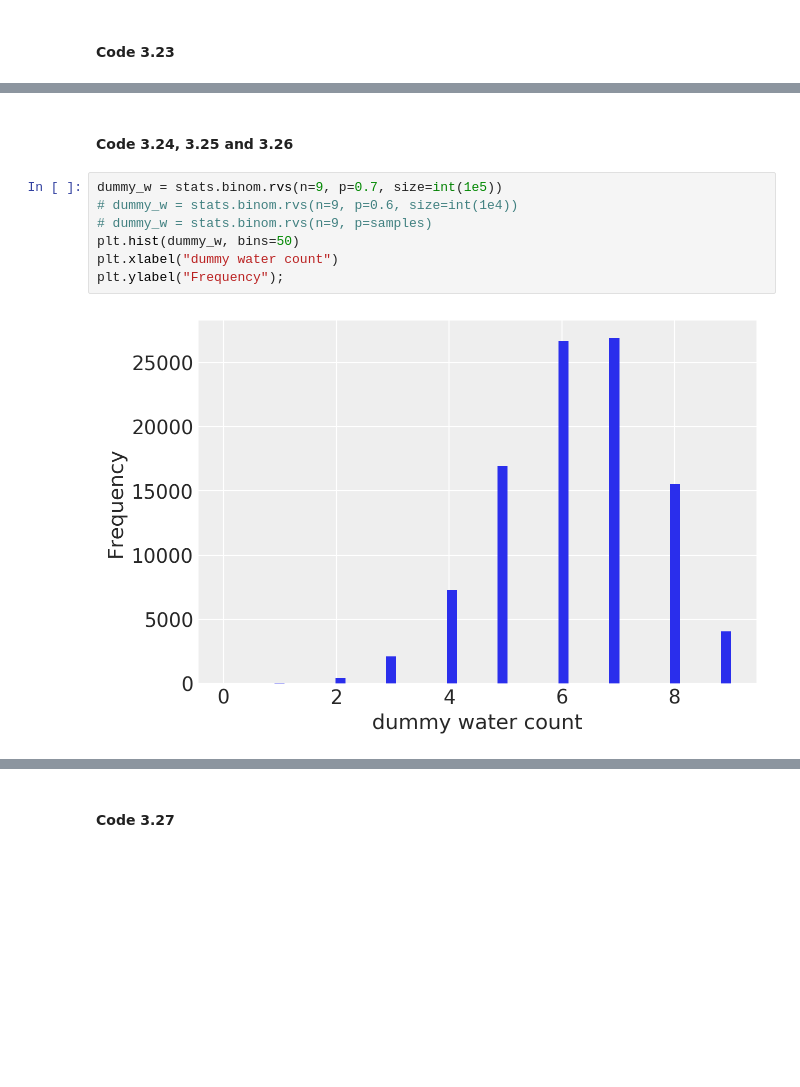
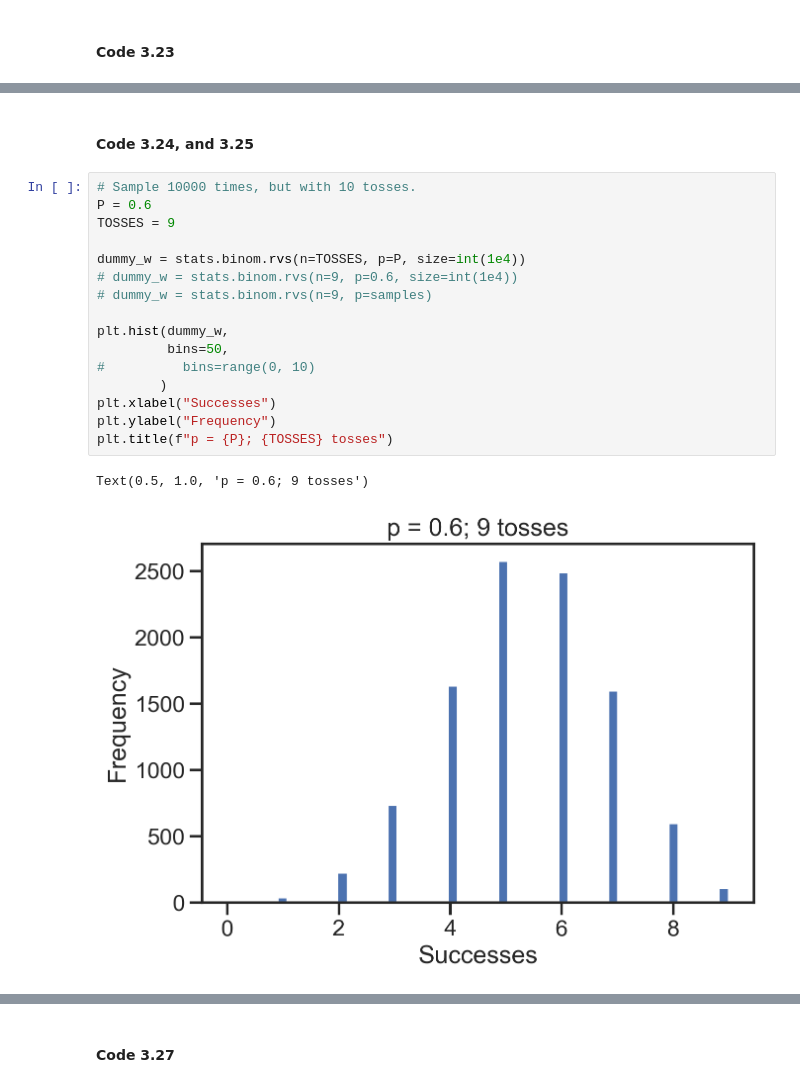
Before and after one commit to josesho/resources, a Jupyter notebook: Rethinking_2/Chp_03.ipynb, the cells around one changed output, grey strips where cells are left out. Drawn from its saved outputs; the diff is of its cells as text; blank space fills up the shorter version.

```diff
--- a/Rethinking_2/Chp_03.ipynb
+++ b/Rethinking_2/Chp_03.ipynb
@@ -216,11 +239,21 @@ dummy_w = stats.binom.rvs(n=2, p=0.7, size=int(1e5))
 # %% [markdown]
-#### Code 3.24, 3.25 and 3.26
+#### Code 3.24, and 3.25
 # %%
-dummy_w = stats.binom.rvs(n=9, p=0.7, size=int(1e5))
+# Sample 10000 times, but with 10 tosses.
+P = 0.6
+TOSSES = 9
+
+dummy_w = stats.binom.rvs(n=TOSSES, p=P, size=int(1e4))
 # dummy_w = stats.binom.rvs(n=9, p=0.6, size=int(1e4))
 # dummy_w = stats.binom.rvs(n=9, p=samples)
-plt.hist(dummy_w, bins=50)
-plt.xlabel("dummy water count")
-plt.ylabel("Frequency");
+
+plt.hist(dummy_w,
+         bins=50,
+#          bins=range(0, 10)
+        )
+plt.xlabel("Successes")
+plt.ylabel("Frequency")
+plt.title(f"p = {P}; {TOSSES} tosses")
 # %% [output]
+Text(0.5, 1.0, 'p = 0.6; 9 tosses')
-[figure, old version]
+[figure, new version]
```
Also changed, not shown: parts of 12 cells of this notebook.
